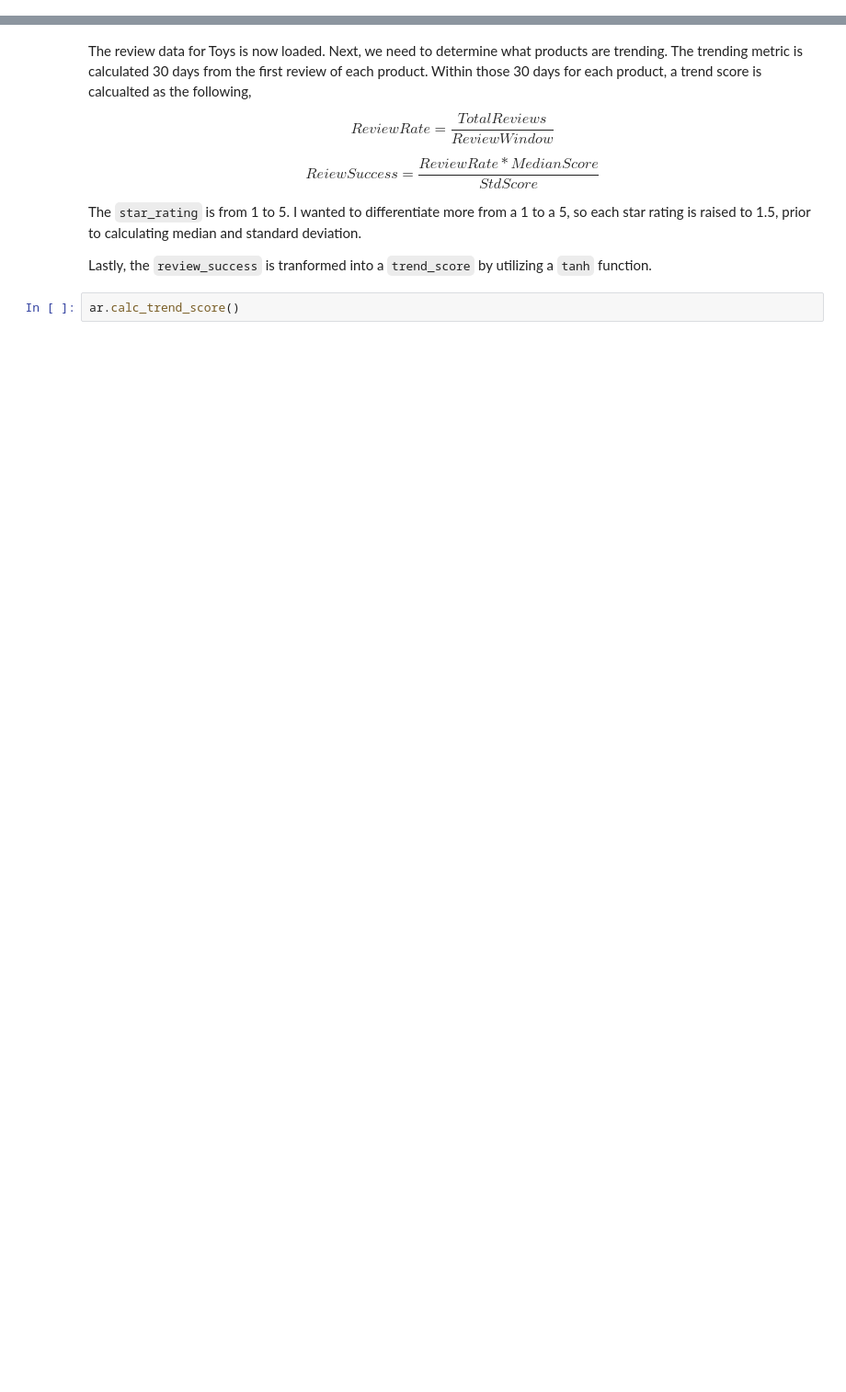
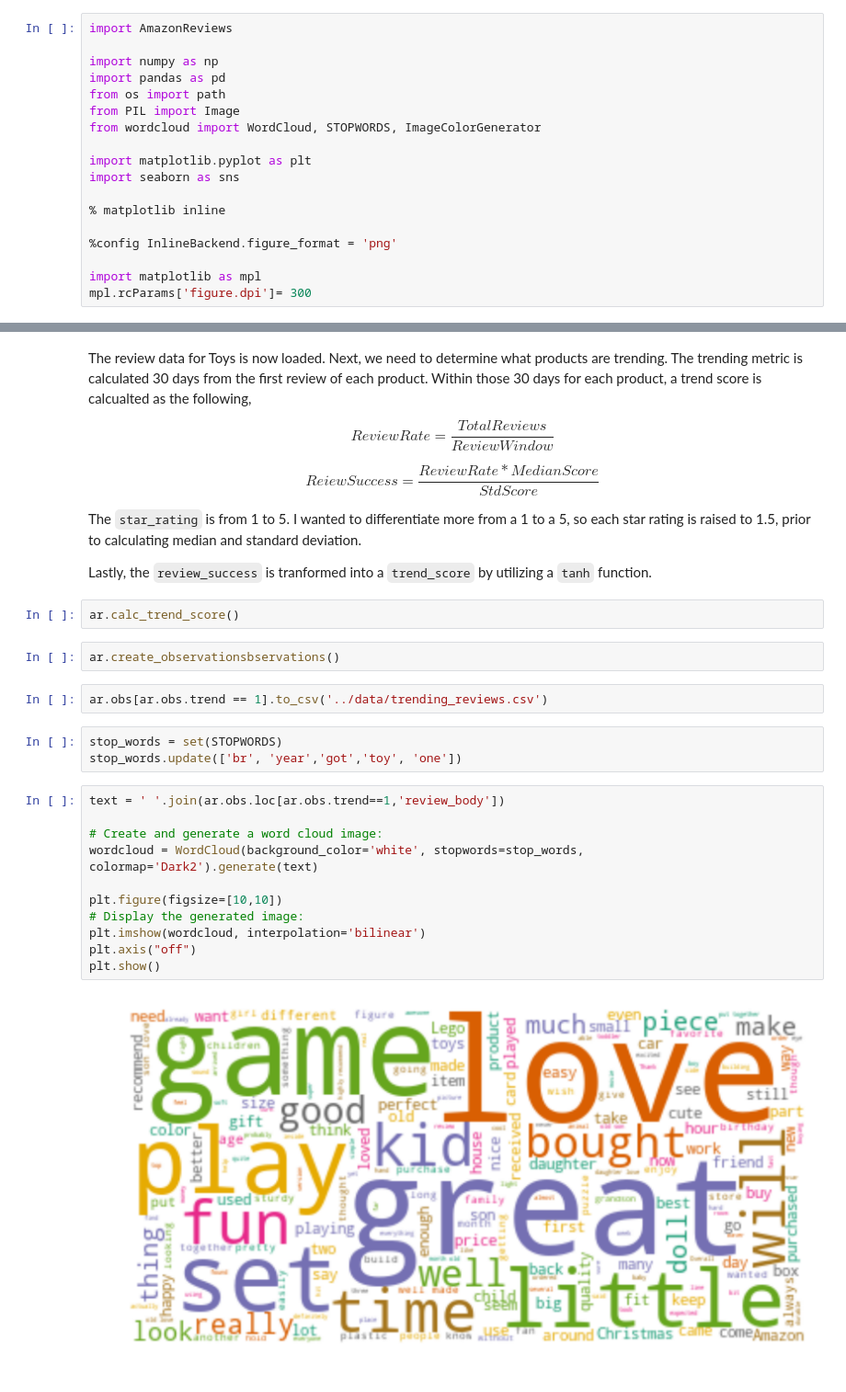
Before and after one commit to jason-sa/amazon_product_trend_classification, a Jupyter notebook: py_files/Amazon_Reviews_Load_Data.ipynb, the cells around one changed output, grey strips where cells are left out. Shown at 92% size. Saved outputs shown, nothing was run; the diff lists cells and outputs as text; blank space fills up the shorter version.

Commit message:
charts

```diff
--- a/py_files/Amazon_Reviews_Load_Data.ipynb
+++ b/py_files/Amazon_Reviews_Load_Data.ipynb
@@ -7,3 +5,21 @@ import AmazonReviews
+# %%
+import AmazonReviews
+
+import numpy as np
+import pandas as pd
+from os import path
+from PIL import Image
+from wordcloud import WordCloud, STOPWORDS, ImageColorGenerator
+
+import matplotlib.pyplot as plt
+import seaborn as sns
+
+% matplotlib inline
+
+%config InlineBackend.figure_format = 'png'
+
+import matplotlib as mpl
+mpl.rcParams['figure.dpi']= 300
 # %% [markdown]
 A custom class was developed to load the Amazon review data. This same class can be utilized for any of the Amazon review data files. The data was download to our data directory and will now be loaded. The data is filterd to be only from 2014 to 2015. The fitler is configurable.
 # %%
@@ -41,3 +57,23 @@ The `star_rating` is from 1 to 5. I wanted to differentiate more from a 1 to a 5
 Lastly, the `review_success` is tranformed into a `trend_score` by utilizing a `tanh` function.
 # %%
 ar.calc_trend_score()
+# %%
+ar.create_observationsbservations()
+# %%
+ar.obs[ar.obs.trend == 1].to_csv('../data/trending_reviews.csv')
+# %%
+stop_words = set(STOPWORDS)
+stop_words.update(['br', 'year','got','toy', 'one'])
+# %%
+text = ' '.join(ar.obs.loc[ar.obs.trend==1,'review_body'])
+
+# Create and generate a word cloud image:
+wordcloud = WordCloud(background_color='white', stopwords=stop_words, colormap='Dark2').generate(text)
+
+plt.figure(figsize=[10,10])
+# Display the generated image:
+plt.imshow(wordcloud, interpolation='bilinear')
+plt.axis("off")
+plt.show()
+# %% [output]
+[figure, added]
```
Also changed, not shown: parts of 9 cells of this notebook.
